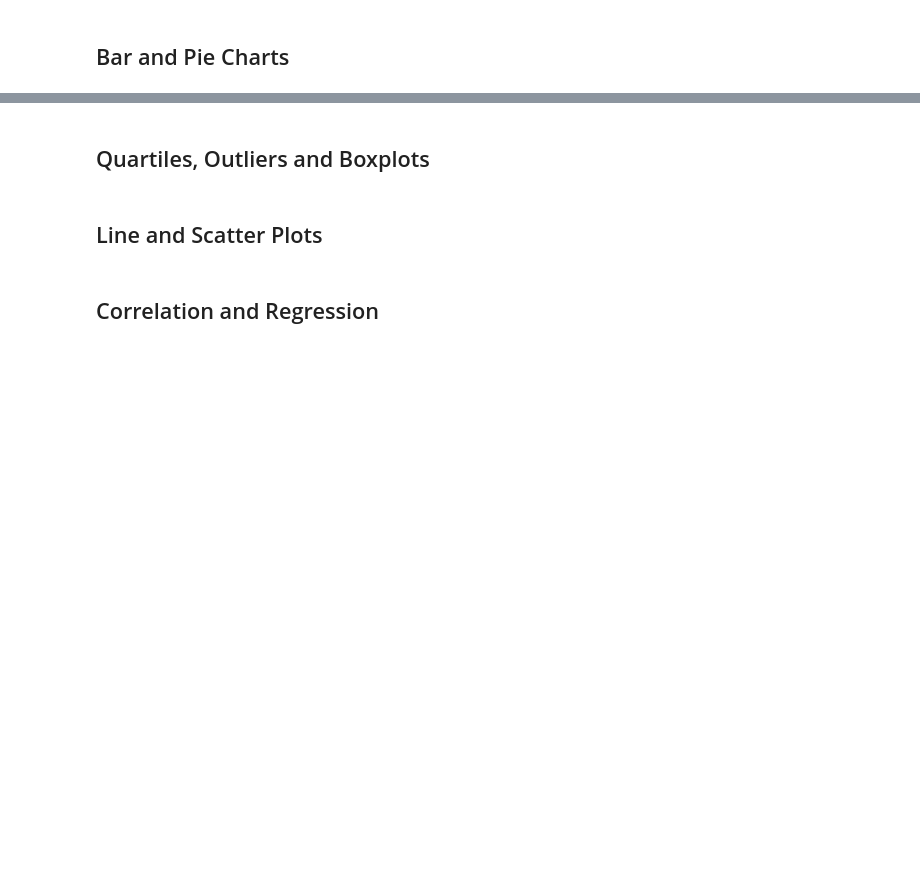
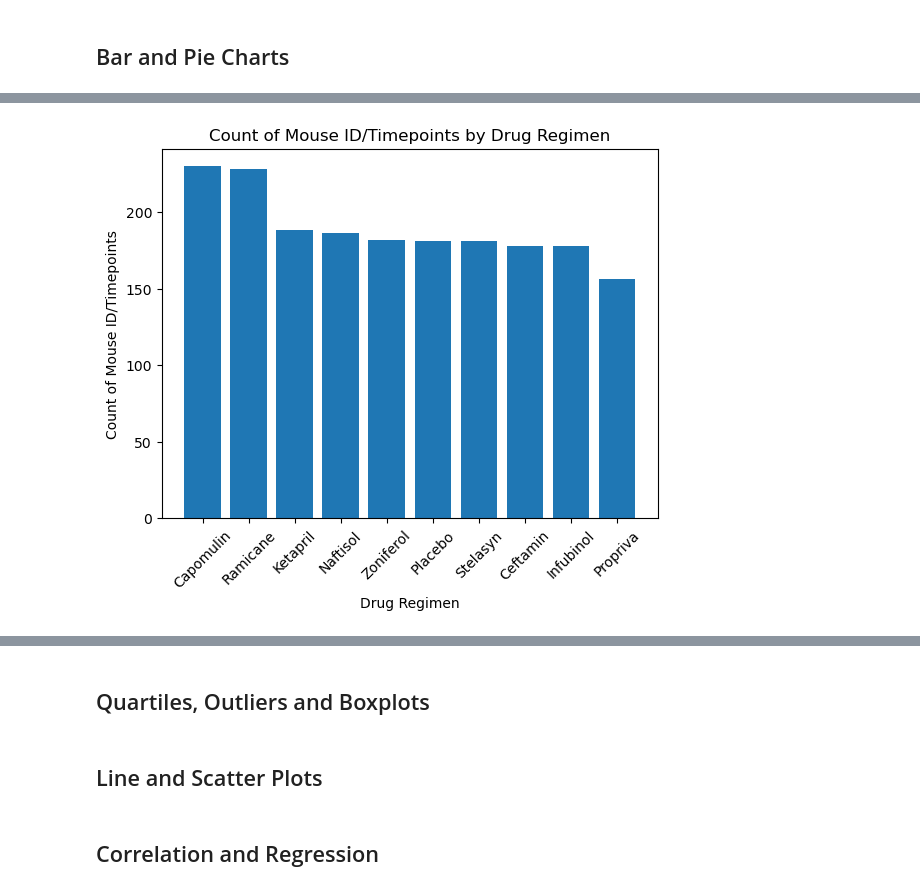
Before and after one commit to nmizzell/pymaceuticals, a Jupyter notebook: Pymaceuticals/pymaceuticals_starter.ipynb, the cells around one changed output, grey strips where cells are left out. Drawn from its saved outputs; the diff is of its cells as text; code cells hidden in the pictures; blank space fills up the shorter version.

```diff
--- a/Pymaceuticals/pymaceuticals_starter.ipynb
+++ b/Pymaceuticals/pymaceuticals_starter.ipynb
@@ -118,0 +163,17 @@ len(clean_df['Mouse ID'].unique())
+# %%
+# Generate a bar plot showing the total number of rows (Mouse ID/Timepoints) for each drug regimen using pyplot.
+
+summary_stats_by_regimen = summary_stats_by_regimen.sort_values(by='count', ascending=False)
+
+x = summary_stats_by_regimen['Drug Regimen']
+y = summary_stats_by_regimen['count']
+
+ax = plt.subplot()
+ax.bar(x=x, height=y)
+ax.set_xlabel('Drug Regimen')
+ax.set_ylabel('Count of Mouse ID/Timepoints')
+ax.set_title('Count of Mouse ID/Timepoints by Drug Regimen')
+plt.xticks(rotation=45)
+plt.show()
+# %% [output]
+[figure, added]
```
Also changed, not shown: parts of 6 cells of this notebook.
